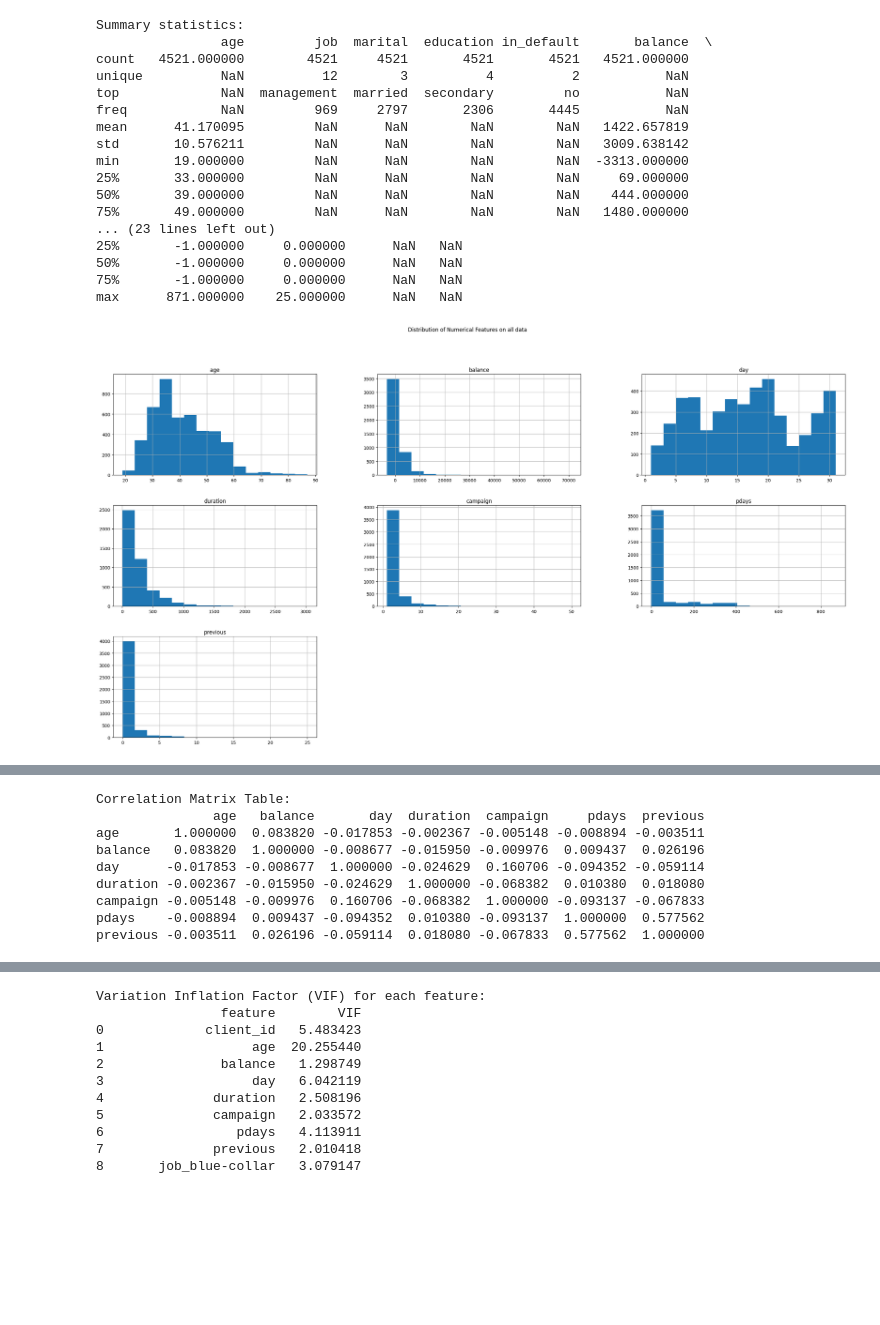
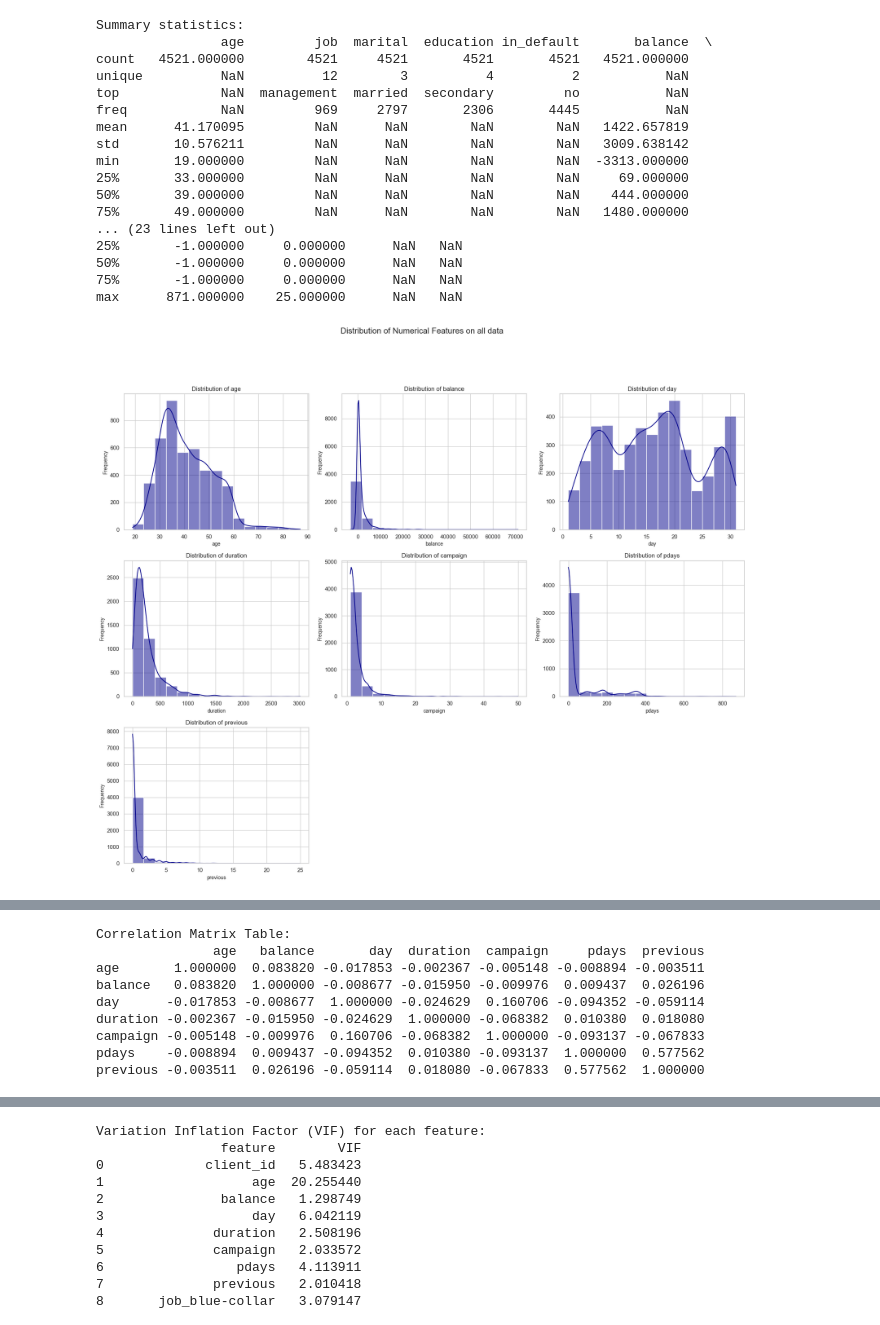
Before and after one commit to spyingcyclops/vijl, a Jupyter notebook: campaign.ipynb, the cells around one changed output, grey strips where cells are left out. Drawn from its saved outputs; the diff is of its cells as text; code cells hidden in the pictures; blank space fills up the shorter version.

Commit message:
Plots automated in fucntions, some grooming of charts

```diff
--- a/campaign.ipynb
+++ b/campaign.ipynb
@@ -10,6 +10,7 @@ import plotly.express as px
 import seaborn as sns
 from sklearn.preprocessing import OneHotEncoder
 import math
+sns.set_theme(style="whitegrid")
 
 #connecting to database
 try:
@@ -25,49 +26,85 @@ finally:
 
 # Defining general plotting functions for EDA:
 
-## Distribution of numerical features
+import seaborn as sns
+import matplotlib.pyplot as plt
+import math
 
+# Set a consistent theme
+sns.set_theme(style="whitegrid")
+
+# Function to plot numerical features
 def plot_numerical_features(data_source, chart_name):
     numerical_features = data_source.select_dtypes(include=['int64', 'float64']).columns
-    data_source[numerical_features].hist(bins=15, figsize=(30, 15))
-    plt.suptitle(chart_name)
-    plt.show()
 
+    if not numerical_features.empty:
+        n_features = len(numerical_features)
+        n_cols = 3  # Fixed number of columns for consistent layout
+        n_rows = math.ceil(n_features / n_cols)
 
+        fig, axes = plt.subplots(n_rows, n_cols, figsize=(18, n_rows * 5))
+        axes = axes.flatten()
+
+        for i, feature in enumerate(numerical_features):
+            sns.histplot(data=data_source, x=feature, bins=15, ax=axes[i], kde=True, color="darkblue")
+            axes[i].set_title(f"Distribution of {feature}", fontsize=12)
+            axes[i].set_xlabel(feature, fontsize=10)
+            axes[i].set_ylabel("Frequency", fontsize=10)
+
+        # Remove unused subplots
+        for j in range(i + 1, len(axes)):
+            fig.delaxes(axes[j])
+
+        fig.suptitle(chart_name, fontsize=16, y=1.02)
+        plt.tight_layout(rect=[0, 0, 1, 0.95])
+        plt.show()
+    else:
+        print("No numerical features found.")
+
+# Function to plot categorical features
 def plot_categorical_features(data_source, number_of_columns, data_selection_name):
-    # Get categorical features
     categorical_features = data_source.select_dtypes(include=['object']).columns
-
-    # Calculate the number of rows and columns for subplots
     n_features = len(categorical_features)
     n_cols = number_of_columns
-    n_rows = math.ceil(n_features / n_cols)  # Calculate rows based on total features
+    n_rows = math.ceil(n_features / n_cols)
 
-    fig, axes = plt.subplots(n_rows, n_cols, figsize=(15, n_rows * 4))
-    axes = axes.flatten()  # Flatten the axes array for easy iteration
+    fig, axes = plt.subplots(n_rows, n_cols, figsize=(18, n_rows * 5))
+    axes = axes.flatten()
 
-    # Plot each categorical feature
     for i, feature in enumerate(categorical_features):
-        sns.countplot(data=data_source, x=feature, order=data_source[feature].value_counts().index, ax=axes[i])
-        axes[i].set_title(f'Distribution of {feature} of {data_selection_name}')
-        axes[i].tick_params(axis='x', rotation=90)
+        sns.countplot(
+            data=data_source,
+            x=feature,
+            hue=feature,  # Assign x variable to hue
+            ax=axes[i],
+            palette="magma",
+            legend=False,  # Suppress legend for clarity
+            order=data_source[feature].value_counts().index
+        )
+        axes[i].set_title(f"Distribution of {feature}", fontsize=12)
+        axes[i].tick_params(axis='x', rotation=45)
+        axes[i].set_ylabel("Count", fontsize=10)
+        axes[i].set_xlabel(feature, fontsize=10)
 
     # Remove unused subplots
     for j in range(i + 1, len(axes)):
         fig.delaxes(axes[j])
 
-    # Adjust layout
+    fig.suptitle(f"Distributions of Categorical Features for {data_selection_name}", fontsize=16, y=1.02)
+    plt.tight_layout(rect=[0, 0, 1, 0.95])
+    plt.show()
+
+# Function to create a correlation matrix
+def correlation_matrix(data_source, matrix_name):
+    numerical_features = data_source.select_dtypes(include=['int64', 'float64']).columns
+    correlation_matrix = data_source[numerical_features].corr()
+
+    plt.figure(figsize=(10, 6))
+    sns.heatmap(correlation_matrix, annot=True, cmap="coolwarm", linewidths=0.5, cbar_kws={'shrink': 0.75})
+    plt.title(f"Correlation Matrix for {matrix_name}", fontsize=16, pad=10)
     plt.tight_layout()
     plt.show()
 
-## Correlation matrix table and heatmap
-def correlation_matrix(data_source, matrix_name):
-    numerical_features = data_source.select_dtypes(include=['int64', 'float64']).columns
-    correlation_matrix = data_source[numerical_features].corr()
-    plt.figure(figsize=(12, 8))
-    sns.heatmap(correlation_matrix, annot=True, cmap='coolwarm', linewidths=0.5)
-    plt.title(f"Correlation Matrix of {matrix_name}")
-    plt.show()
     print("Correlation Matrix Table:")
     print(correlation_matrix)
 
@@ -83,31 +120,31 @@ print("\nSummary statistics:")
 print(df.describe(include='all'))
 
 
 # Plotting distribution of numerical features of all data
 
 plot_numerical_features(df, "Distribution of Numerical Features on all data")
 
 # Plotting distribution of categorical features of all data
 plot_categorical_features(df, 3, "on all data")
 
 # Plotting distribution of numerical features of all data
 correlation_matrix(df, "overall data")
 # %% [output]
 Summary statistics:
                 age         job  marital  education in_default       balance  \
 count   4521.000000        4521     4521       4521       4521   4521.000000
 unique          NaN          12        3          4          2           NaN
 top             NaN  management  married  secondary         no           NaN
 freq            NaN         969     2797       2306       4445           NaN
 mean      41.170095         NaN      NaN        NaN        NaN   1422.657819
 std       10.576211         NaN      NaN        NaN        NaN   3009.638142
 min       19.000000         NaN      NaN        NaN        NaN  -3313.000000
 25%       33.000000         NaN      NaN        NaN        NaN     69.000000
 50%       39.000000         NaN      NaN        NaN        NaN    444.000000
 75%       49.000000         NaN      NaN        NaN        NaN   1480.000000
 ... (23 lines left out)
 25%       -1.000000     0.000000      NaN   NaN
 50%       -1.000000     0.000000      NaN   NaN
 75%       -1.000000     0.000000      NaN   NaN
 max      871.000000    25.000000      NaN   NaN
-[figure, old version]
+[figure, new version]
```
Also changed, not shown: parts of 4 cells of this notebook.
